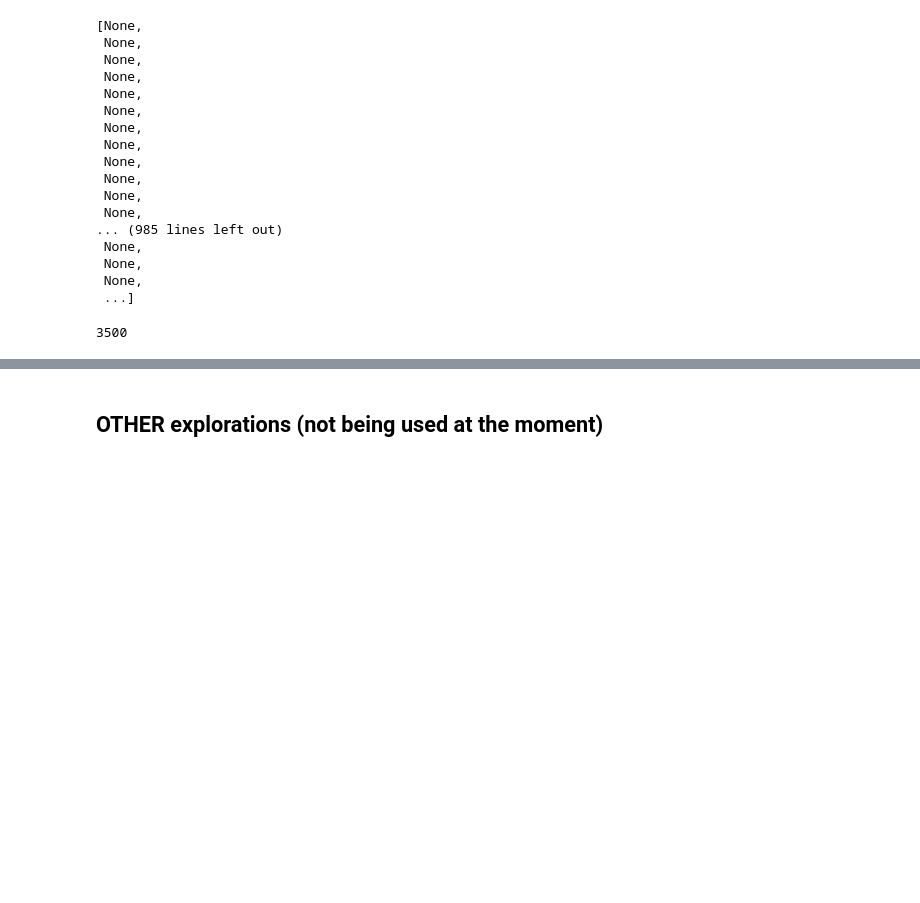
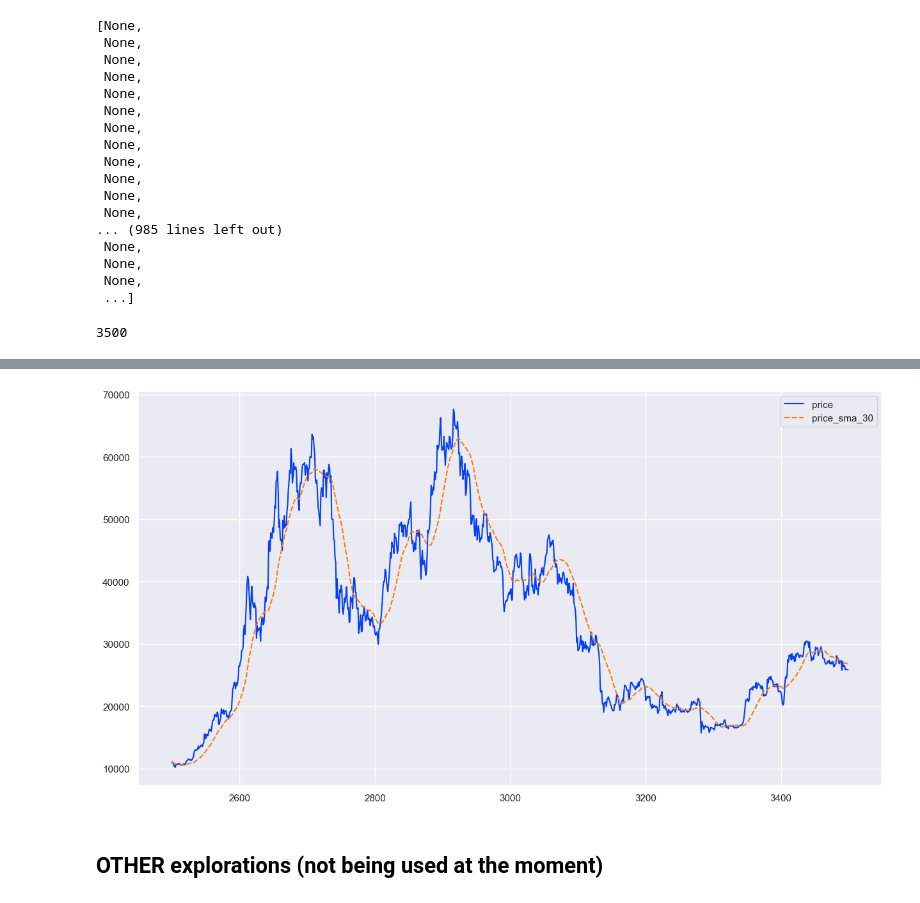
Before and after one commit to abhishek4563/crypto-trading-app, a Jupyter notebook: GetCryptoPrices.ipynb, the cells around one changed output, grey strips where cells are left out. Cells and saved outputs as stored; diff of their text form; code cells hidden in the pictures; blank space fills up the shorter version.

```diff
--- a/GetCryptoPrices.ipynb
+++ b/GetCryptoPrices.ipynb
@@ -847,0 +854,9 @@ for index, row in btc_historical_prices.tail(1000).iterrows():
+# %%
+sns.lineplot(data=btc_historical_prices[['date','price','price_sma_30']].tail(1000),palette='bright')
+#for index, row in btc_historical_prices.tail(1000).iterrows():
+ #   if (row['temp_signal'] != None):
+  #      plt.text(row['date'], row['price'], row['temp_signal'])
+# X axis is fucked which is likely the reason I cant print text annotations as date is not really the x axis here!!
+plt.show()
+# %% [output]
+[figure, added]
```
Also changed, not shown: parts of 65 cells of this notebook.
